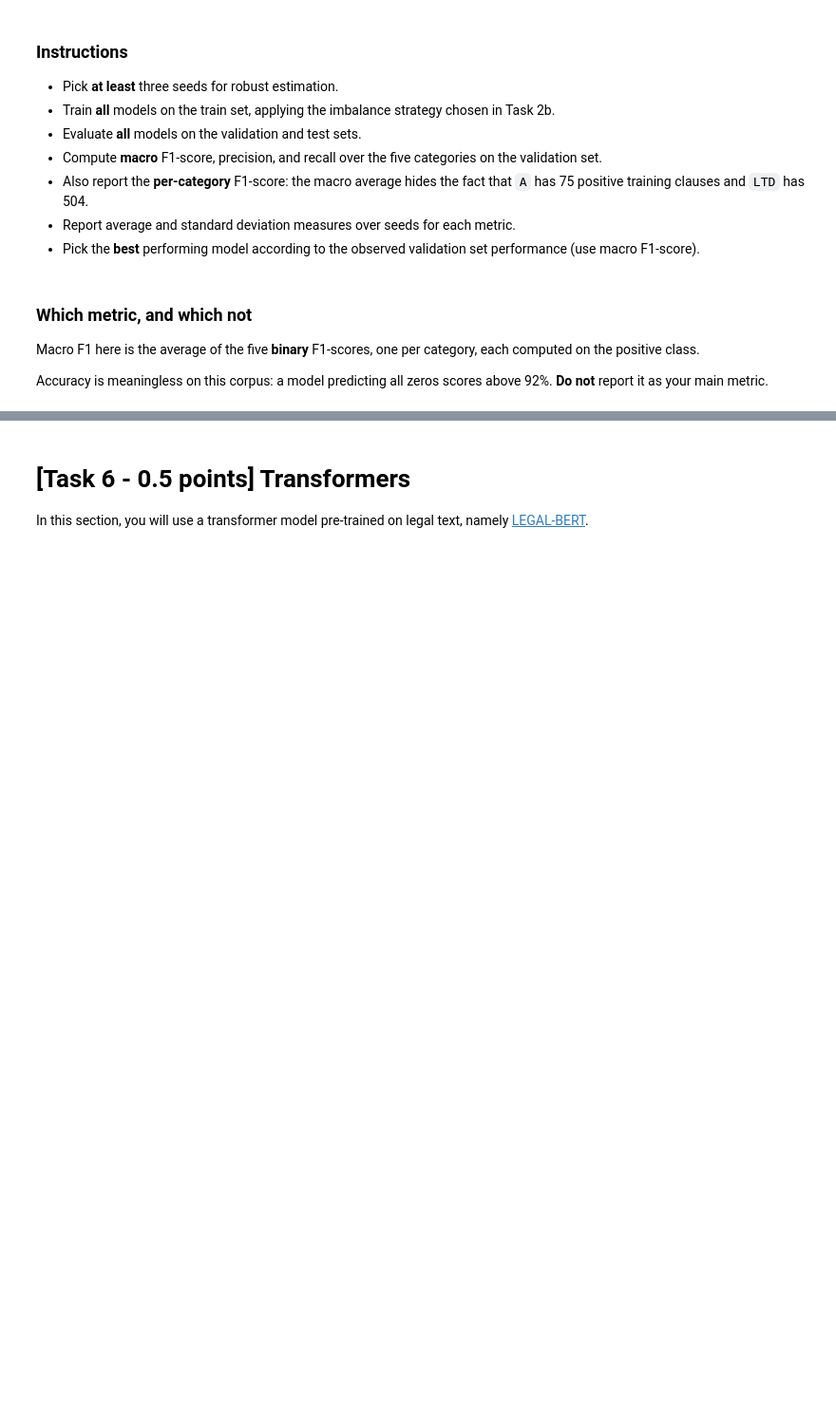
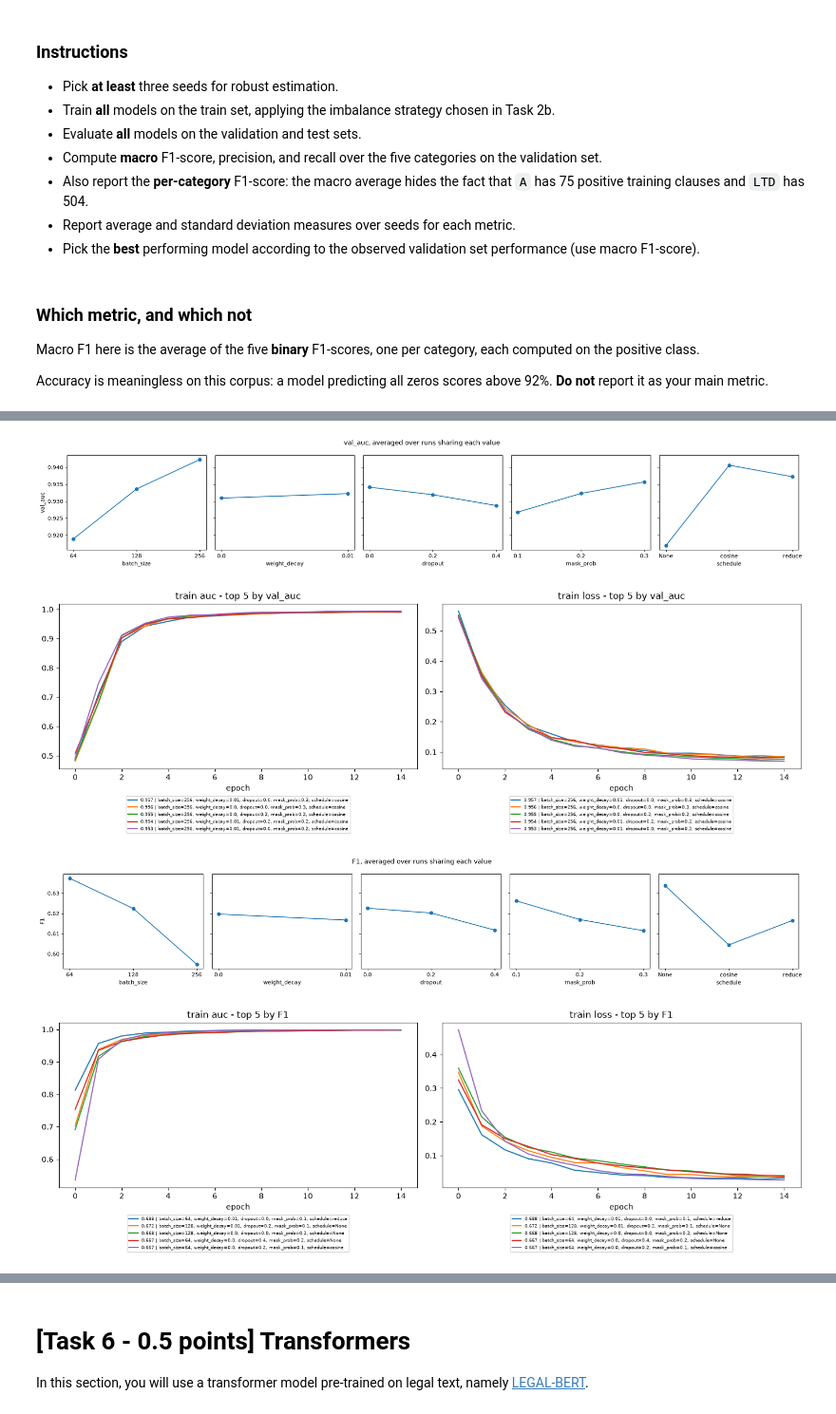
Before and after one commit to Tarekun/nlp-project, a Jupyter notebook: Assignment1.ipynb, the cells around one changed output, grey strips where cells are left out. Shown at 95% size. Drawn from its saved outputs; the diff is of its cells as text; code cells hidden in the pictures; blank space fills up the shorter version.

Commit message:
adds initial rnn training

```diff
--- a/Assignment1.ipynb
+++ b/Assignment1.ipynb
@@ -183,6 +196,8 @@ def download_split(split: str):
     for label, count in zip(LABELS, y.sum(axis=0)):
         print(f"  {label}: {count}")
     print("labels per clause: 0 =", (n == 0).sum(), "| 1 =", (n == 1).sum(), "| 2+ =", (n >= 2).sum())
+
+    return df
 # %%
 train = download_split('train')
 validation = download_split('validation')
@@ -243,7 +276,8 @@ def clean_text(text: str) -> str:
     text = re.sub(numbering, "", text)
     text = re.sub(r"[^\w\s.,;:!?()\[\]'\"/%$&-]", " ", text)  # leftover special chars
     text = re.sub(r"\s+", " ", text).strip()
-    return lemmatize(text)
+    # text = lemmatize(text)
+    return text
 
 
 def preprocess(df: pd.DataFrame) -> pd.DataFrame:
@@ -394,0 +748,19 @@ main metric.
+# %%
+x_te, y_te = to_xy(test, word2idx, 100)
+
+configs = product_configs(
+    dropout=[0.0, 0.2, 0.4],
+    batch_size=[64, 128, 256],
+    lr=[1e-3],
+    weight_decay=[0.0, 1e-2],
+    mask_prob=[0.1, 0.2, 0.3],
+    loss=[weighted_loss],
+    schedule=[None, 'cosine', 'reduce'],
+)
+print(f"Sweeping over {len(configs)} hyper-parameter combinations")
+
+results = []
+for c in configs:
+    model, history = train_lstm(c)
+    metrics = test_metrics(model, x_te, y_te)
+    results.append((history, metrics))
@@ -394,0 +958,8 @@ main metric.
+# %%
+plot_sweep(configs, results, metric="val_auc")
+plot_sweep(configs, results, metric="F1")
+# %% [output]
+[figure, added]
+[figure, added]
+[figure, added]
+[figure, added]
```
Also changed, not shown: parts of 17 cells of this notebook.
